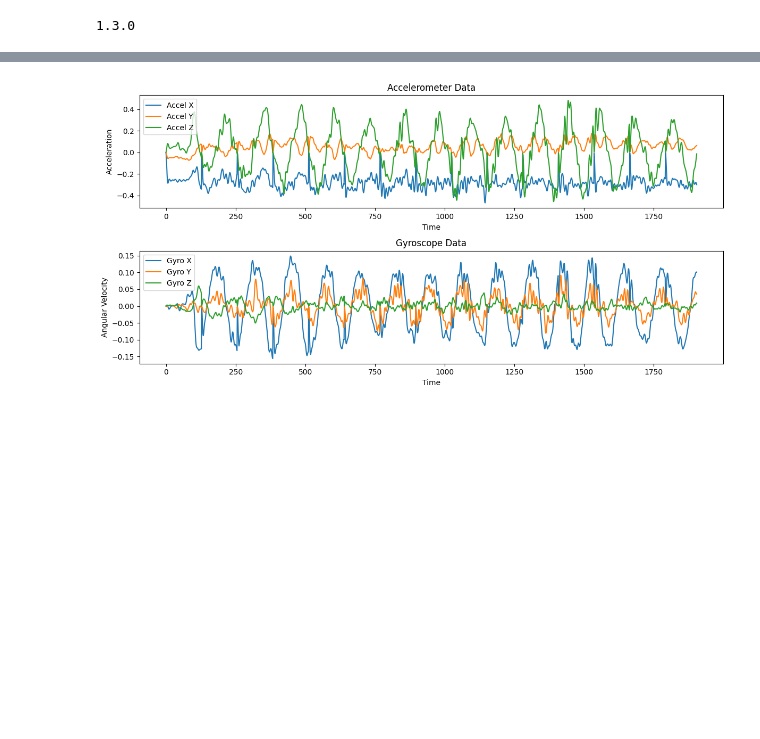
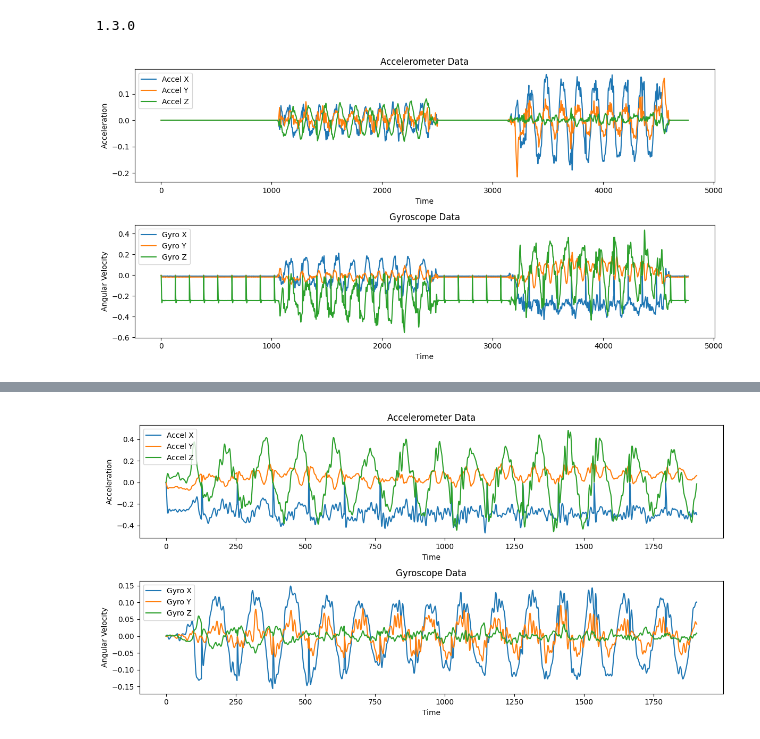
Before and after one commit to sriengchhunchheang/Convert_csv, a Jupyter notebook: Convert_csv.ipynb, the cells around one changed output, grey strips where cells are left out. Drawn from its saved outputs; the diff is of its cells as text; code cells hidden in the pictures; blank space fills up the shorter version.

```diff
--- a/Convert_csv.ipynb
+++ b/Convert_csv.ipynb
@@ -1,10 +1,64 @@
 # %%
 import pandas as pd
+import sklearn
+print(sklearn.__version__)
+# %% [output]
+1.3.0
-# %%
-import sklearn
-print(sklearn.__version__)
-# %% [output]
-1.3.0
+# %%
+import matplotlib.pyplot as plt
+
+# Define the file name
+filename = 'output_circle_02_chhun.txt'
+
+# Initialize lists to store data
+gyro_x, gyro_y, gyro_z, accel_x, accel_y, accel_z = [], [], [], [], [], []
+
+# Read data from the file
+with open(filename, 'r') as file:
+    for line in file:
+        # Split the line by comma
+        data = line.strip().split(',')
+        # Check if the line has 6 values
+        if len(data) == 6:
+            # Check if all values in the line are not '-'
+            if all(value != '-' for value in data):
+                # Append data to respective lists
+                gyro_x.append(float(data[0]))
+                gyro_y.append(float(data[1]))
+                gyro_z.append(float(data[2]))
+                accel_x.append(float(data[3]))
+                accel_y.append(float(data[4]))
+                accel_z.append(float(data[5]))
+
+# Create time values (assuming each line represents a time step)
+time = list(range(len(accel_x)))
+
+# Plot accelerometer data
+plt.figure(figsize=(12, 6))
+plt.subplot(2, 1, 1)
+plt.plot(time, accel_x, label='Accel X')
+plt.plot(time, accel_y, label='Accel Y')
+plt.plot(time, accel_z, label='Accel Z')
+plt.title('Accelerometer Data')
+plt.xlabel('Time')
+plt.ylabel('Acceleration')
+plt.legend()
+
+# Plot gyroscope data
+plt.subplot(2, 1, 2)
+plt.plot(time, gyro_x, label='Gyro X')
+plt.plot(time, gyro_y, label='Gyro Y')
+plt.plot(time, gyro_z, label='Gyro Z')
+plt.title('Gyroscope Data')
+plt.xlabel('Time')
+plt.ylabel('Angular Velocity')
+plt.legend()
+
+# Adjust layout
+plt.tight_layout()
+plt.show()
+# %% [output]
+[figure, added]
 # %%
 import matplotlib.pyplot as plt
 
```
Also changed, not shown: parts of 6 cells of this notebook, 1 other file.
